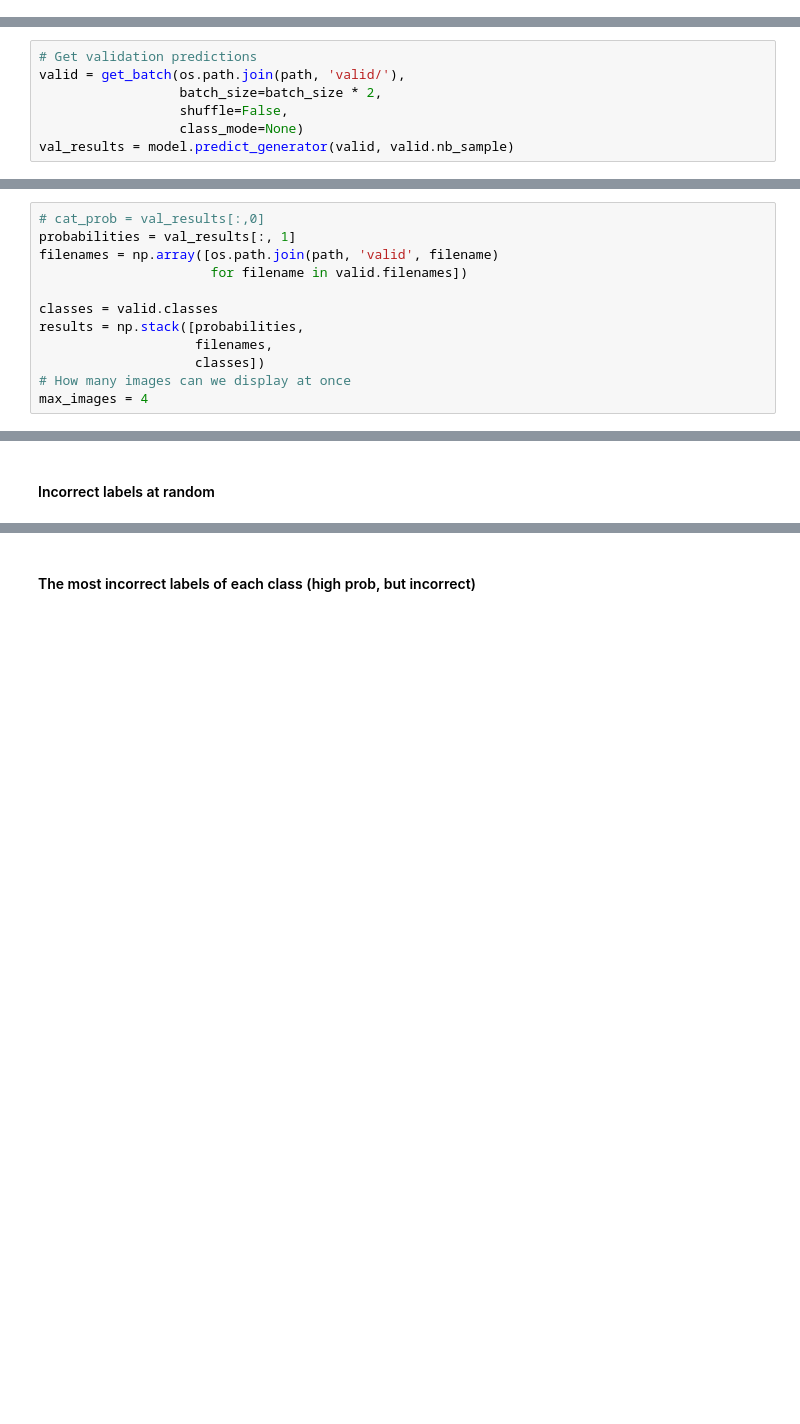
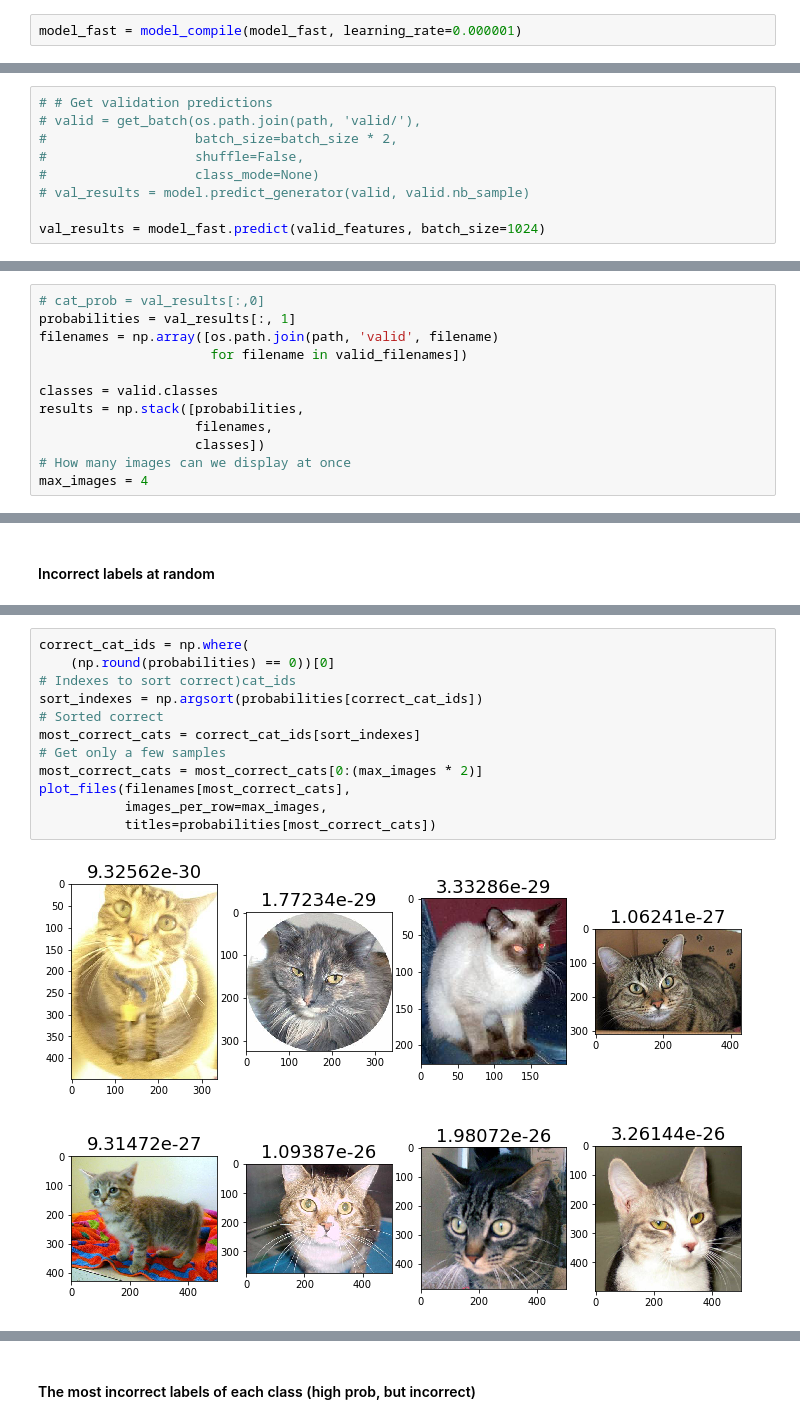
Before and after one commit to slavivanov/fast.ai, a Jupyter notebook: cats-dogs.ipynb, the cells around one changed output, grey strips where cells are left out. Drawn from its saved outputs; the diff is of its cells as text; blank space fills up the shorter version.

```diff
--- a/cats-dogs.ipynb
+++ b/cats-dogs.ipynb
@@ -201,0 +362,2 @@ KeyboardInterrupt:
+# %%
+model_fast = model_compile(model_fast, learning_rate=0.000001)
@@ -202,9 +401,11 @@ KeyboardInterrupt:
 # %% [markdown]
 ## Review Results
 # %%
-# Get validation predictions
-valid = get_batch(os.path.join(path, 'valid/'),
-                  batch_size=batch_size * 2,
-                  shuffle=False,
-                  class_mode=None)
-val_results = model.predict_generator(valid, valid.nb_sample)
+# # Get validation predictions
+# valid = get_batch(os.path.join(path, 'valid/'),
+#                   batch_size=batch_size * 2,
+#                   shuffle=False,
+#                   class_mode=None)
+# val_results = model.predict_generator(valid, valid.nb_sample)
+
+val_results = model_fast.predict(valid_features, batch_size=1024)
@@ -214,7 +413,7 @@ Found 2000 images belonging to 2 classes.
 # cat_prob = val_results[:,0]
 probabilities = val_results[:, 1]
 filenames = np.array([os.path.join(path, 'valid', filename)
-                      for filename in valid.filenames])
+                      for filename in valid_filenames])
 
 classes = valid.classes
 results = np.stack([probabilities,
@@ -258,0 +448,15 @@ plot_files(filenames[incorrects],
+# %%
+correct_cat_ids = np.where(
+    (np.round(probabilities) == 0))[0]
+# Indexes to sort correct)cat_ids
+sort_indexes = np.argsort(probabilities[correct_cat_ids])
+# Sorted correct
+most_correct_cats = correct_cat_ids[sort_indexes]
+# Get only a few samples
+most_correct_cats = most_correct_cats[0:(max_images * 2)]
+plot_files(filenames[most_correct_cats],
+           images_per_row=max_images,
+           titles=probabilities[most_correct_cats])
+# %% [output]
+[figure, added]
+[figure, added]
```
Also changed, not shown: parts of 56 cells of this notebook.
